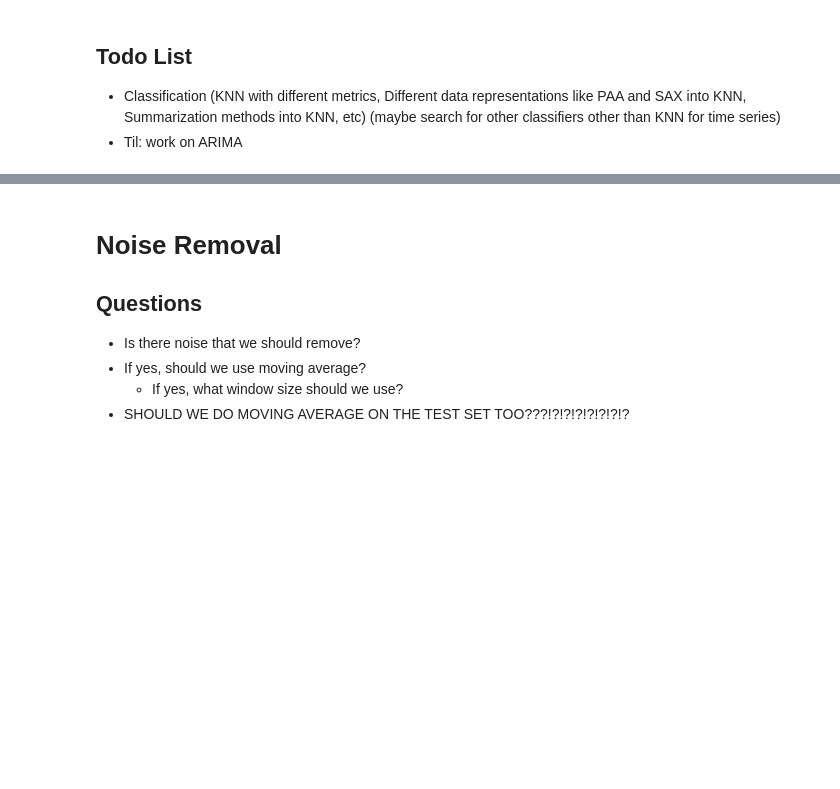
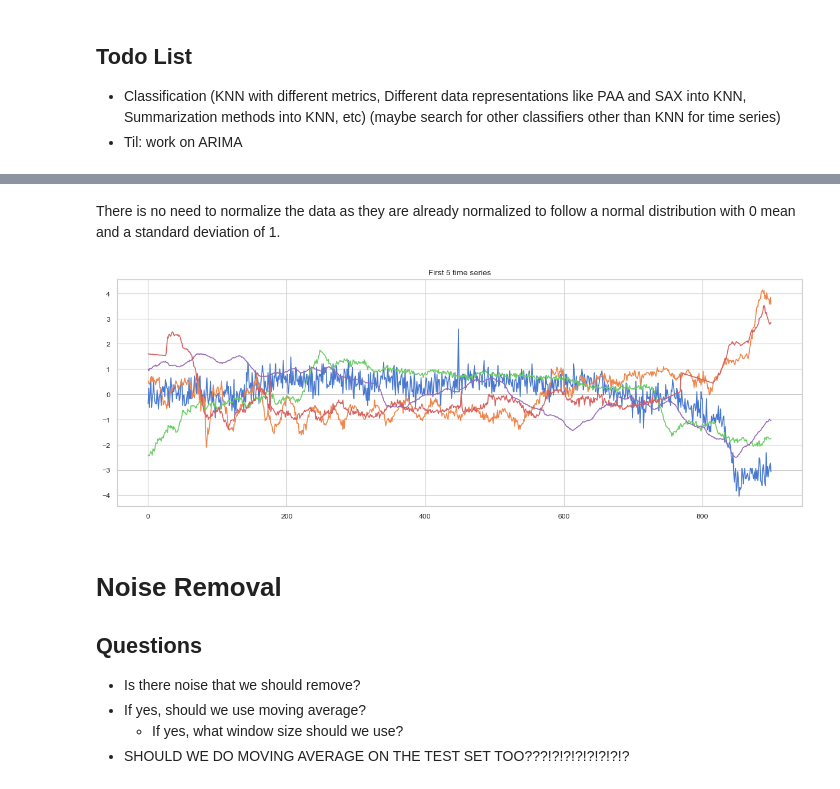
Before and after one commit to eduardotanqueiro/Project2-AAA, a Jupyter notebook: src/AAA2324_P2_62515_62928.ipynb, the cells around one changed output, grey strips where cells are left out. Saved outputs shown, nothing was run; the diff lists cells and outputs as text; code cells hidden in the pictures; blank space fills up the shorter version.

```diff
--- a/src/AAA2324_P2_62515_62928.ipynb
+++ b/src/AAA2324_P2_62515_62928.ipynb
@@ -69,3 +118,16 @@ NaN Count: 0
+# %% [markdown]
+There is no need to normalize the data as they are already normalized to follow a normal distribution with 0 mean and a standard deviation of 1.
+# %%
+# plot first X time series in one graph
+n_series = 5
+
+plt.figure(figsize=(15,5))
+for i in range(n_series):
+    plt.plot( range(0,900),X_train.iloc[i,:])
+plt.title("First 5 time series")
+plt.show()
+# %% [output]
+[figure, added]
 # %% [markdown]
 # Noise Removal
 ## Questions
```
Also changed, not shown: parts of 40 cells of this notebook.
